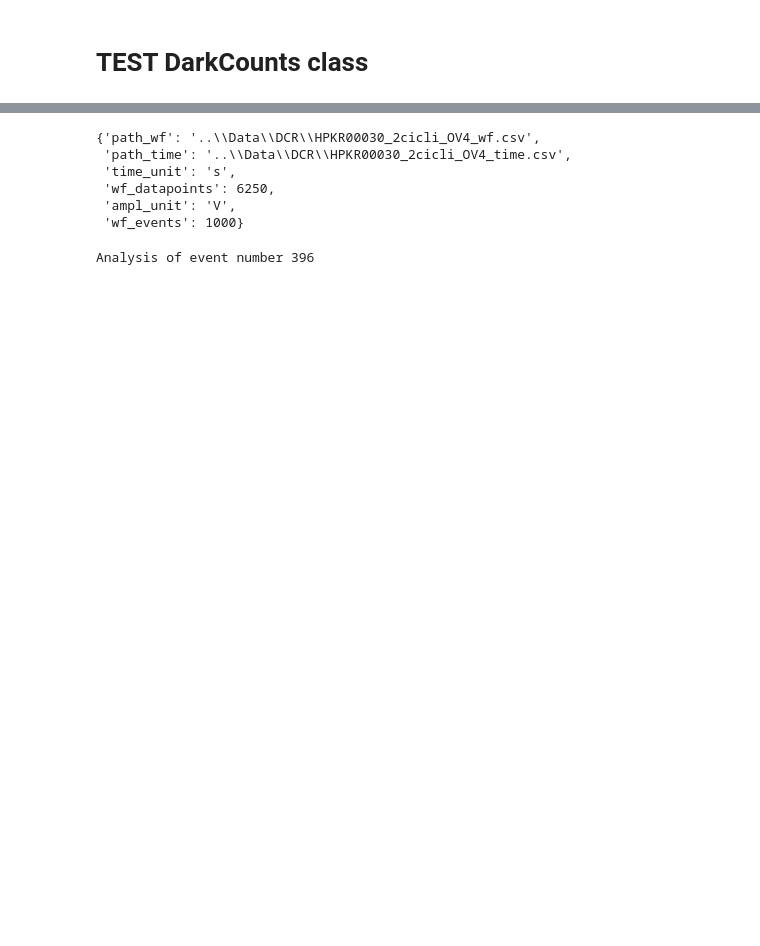
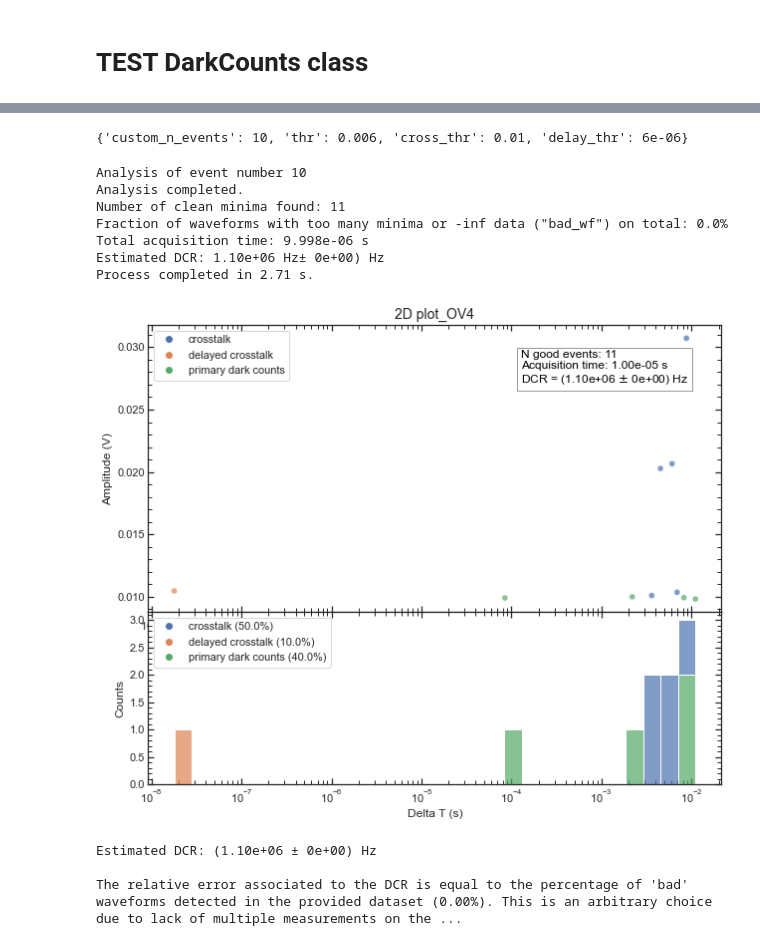
Before and after one commit to martina01natali/OOPROJECT, a Jupyter notebook: pyproj/branch_dcr_CLOSED/Def/TEST_dcr_class.ipynb, the cells around one changed output, grey strips where cells are left out. Saved outputs shown, nothing was run; the diff lists cells and outputs as text; code cells hidden in the pictures; blank space fills up the shorter version.

```diff
--- a/pyproj/branch_dcr_CLOSED/Def/TEST_dcr_class.ipynb
+++ b/pyproj/branch_dcr_CLOSED/Def/TEST_dcr_class.ipynb
@@ -7,6 +7,4 @@ files = {'wf'   : '..\\Data\\DCR\\HPKR00030_2cicli_OV4_wf.csv',
          'time' : '..\\Data\\DCR\\HPKR00030_2cicli_OV4_time.csv'}
 
 new = DarkCounts(datafiles=files)
-new.params['custom_n_events'] = 1000
-new.params['cross_thr'] = 0.015
 # %%
@@ -16,21 +26,30 @@ new.params
-# %%
-new.meta
-# %% [output]
-{'path_wf': '..\\Data\\DCR\\HPKR00030_2cicli_OV4_wf.csv',
- 'path_time': '..\\Data\\DCR\\HPKR00030_2cicli_OV4_time.csv',
- 'time_unit': 's',
- 'wf_datapoints': 6250,
- 'ampl_unit': 'V',
- 'wf_events': 1000}
+# %%
+new.custom_n_events = 10
+# %%
+new.params
+# %% [output]
+{'custom_n_events': 10, 'thr': 0.006, 'cross_thr': 0.01, 'delay_thr': 6e-06}
 # %%
 a = new.analysis()
 # %% [output]
-Analysis of event number 396
+Analysis of event number 10
+Analysis completed.
+Number of clean minima found: 11
+Fraction of waveforms with too many minima or -inf data ("bad_wf") on total: 0.0%
+Total acquisition time: 9.998e-06 s
+Estimated DCR: 1.10e+06 Hz± 0e+00) Hz
+Process completed in 2.71 s.
 # %%
 b = new.analysis_noise()
 # %%
-new.plot_2d(save=True)
+new.plot_2d(save=False)
+# %% [output]
+[figure, added]
 # %%
-new.print_dcr()
+new.dcr
+# %% [output]
+Estimated DCR: (1.10e+06 ± 0e+00) Hz
+
+The relative error associated to the DCR is equal to the percentage of 'bad' waveforms detected in the provided dataset (0.00%). This is an arbitrary choice due to lack of multiple measurements on the ...
 # %%
 print(new)
```
Also changed, not shown: parts of 2 cells of this notebook, 4 other files.
